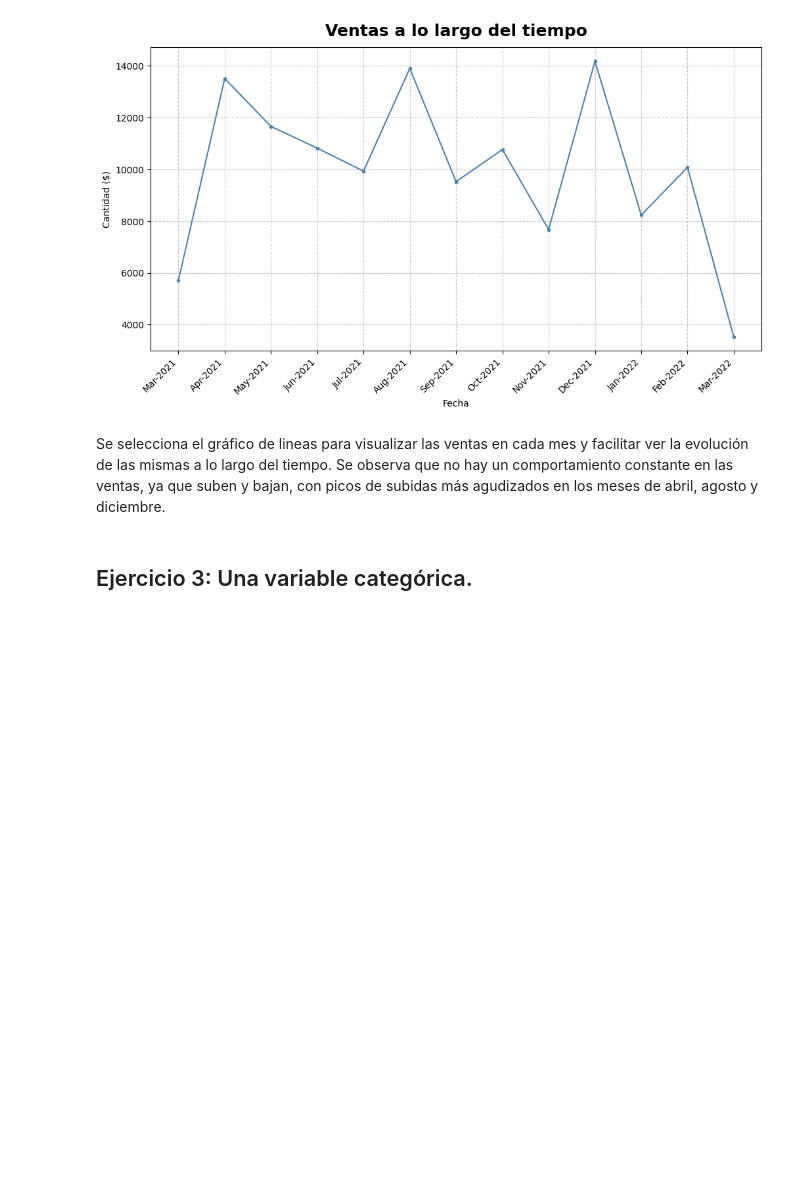
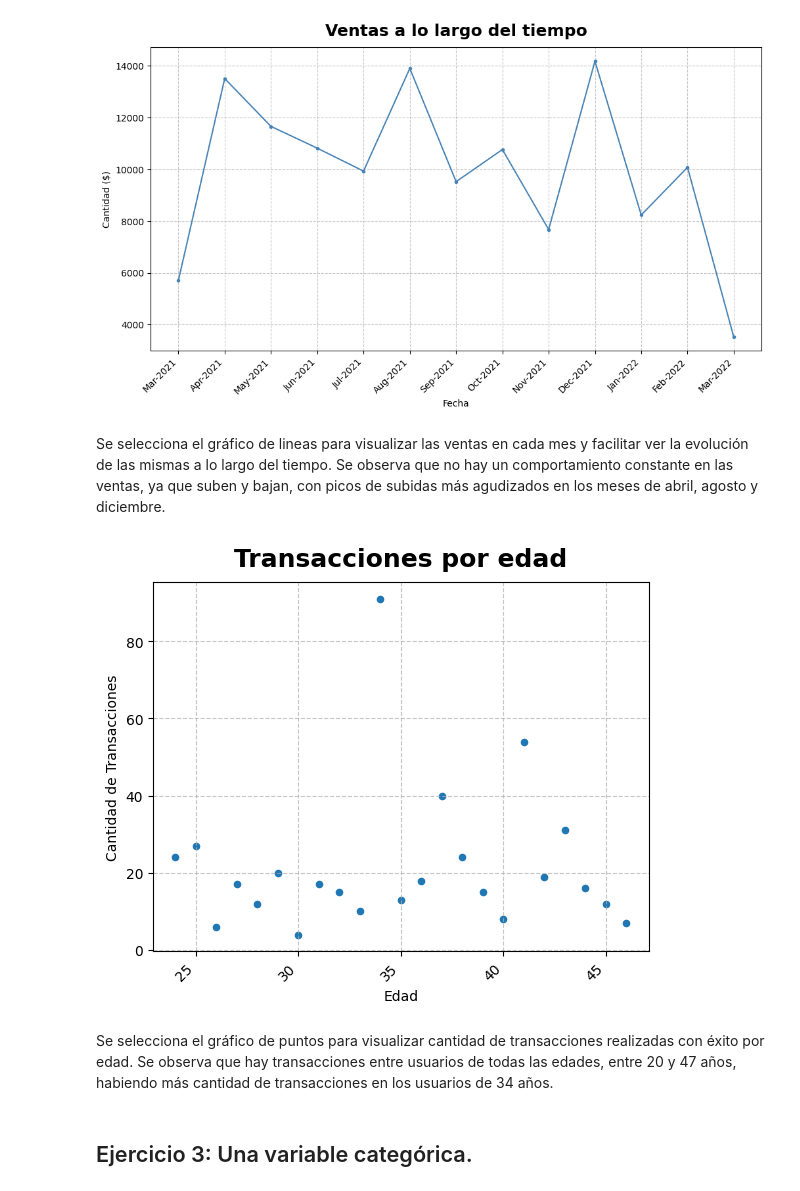
Before and after one commit to Irenenievesmiranda/Bootcamp-Data-Analytics, a Jupyter notebook: Sprint 8/Sprint 8.ipynb, the cells around one changed output. Drawn from its saved outputs; the diff is of its cells as text; code cells hidden in the pictures; blank space fills up the shorter version.

```diff
--- a/Sprint 8/Sprint 8.ipynb
+++ b/Sprint 8/Sprint 8.ipynb
@@ -138,6 +137,34 @@ See the caveats in the documentation: https://pandas.pydata.org/pandas-docs/stab
 # %% [markdown]
 Se selecciona el gráfico de lineas para visualizar las ventas en cada mes y facilitar ver la evolución de las mismas a lo largo del tiempo.
 Se observa que no hay un comportamiento constante en las ventas, ya que suben y bajan, con picos de subidas más agudizados en los meses de abril, agosto y diciembre.
+# %%
+import datetime
+
+fecha_actual = datetime.date.today()
+anio_actual = fecha_actual.year
+
+anio_nacimiento = df_users['birth_date'].dt.year
+
+df_users['edad'] = anio_actual - anio_nacimiento
+
+transacciones_exitosas_edad = pd.merge(df_transactions_exitosas, df_users, left_on='user_id', right_on='id', how= 'inner' )
+
+clientes_edad = transacciones_exitosas_edad.groupby('edad')['id_x'].count()
+clientes_edad = clientes_edad.reset_index()
+clientes_edad.rename(columns={'id_x': 'cantidad_transacciones'}, inplace=True)
+
+clientes_edad.plot.scatter('edad', 'cantidad_transacciones')
+plt.title('Transacciones por edad', fontsize= 18, fontweight= 'bold', y=1.02)
+plt.xlabel('Edad')
+plt.ylabel('Cantidad de Transacciones')
+plt.grid(True, linestyle='--', alpha=0.7)
+plt.xticks(rotation=45, ha='right')
+plt.show()
+# %% [output]
+[figure, added]
+# %% [markdown]
+Se selecciona el gráfico de puntos para visualizar cantidad de transacciones realizadas con éxito por edad.
+Se observa que hay transacciones entre usuarios de todas las edades, entre 20 y 47 años, habiendo más cantidad de transacciones en los usuarios de 34 años.
 # %% [markdown]
 ## Ejercicio 3: Una variable categórica.
 # %%
```
Also changed, not shown: parts of 9 cells of this notebook, 1 other file.
